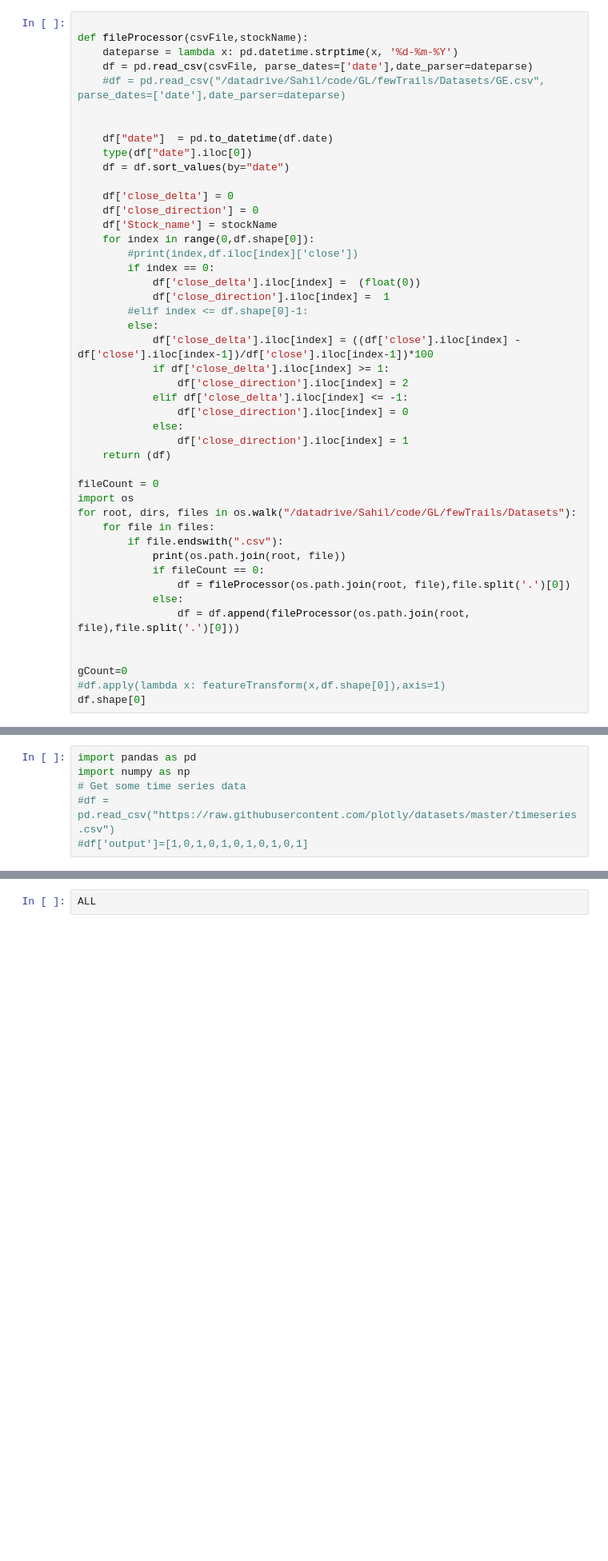
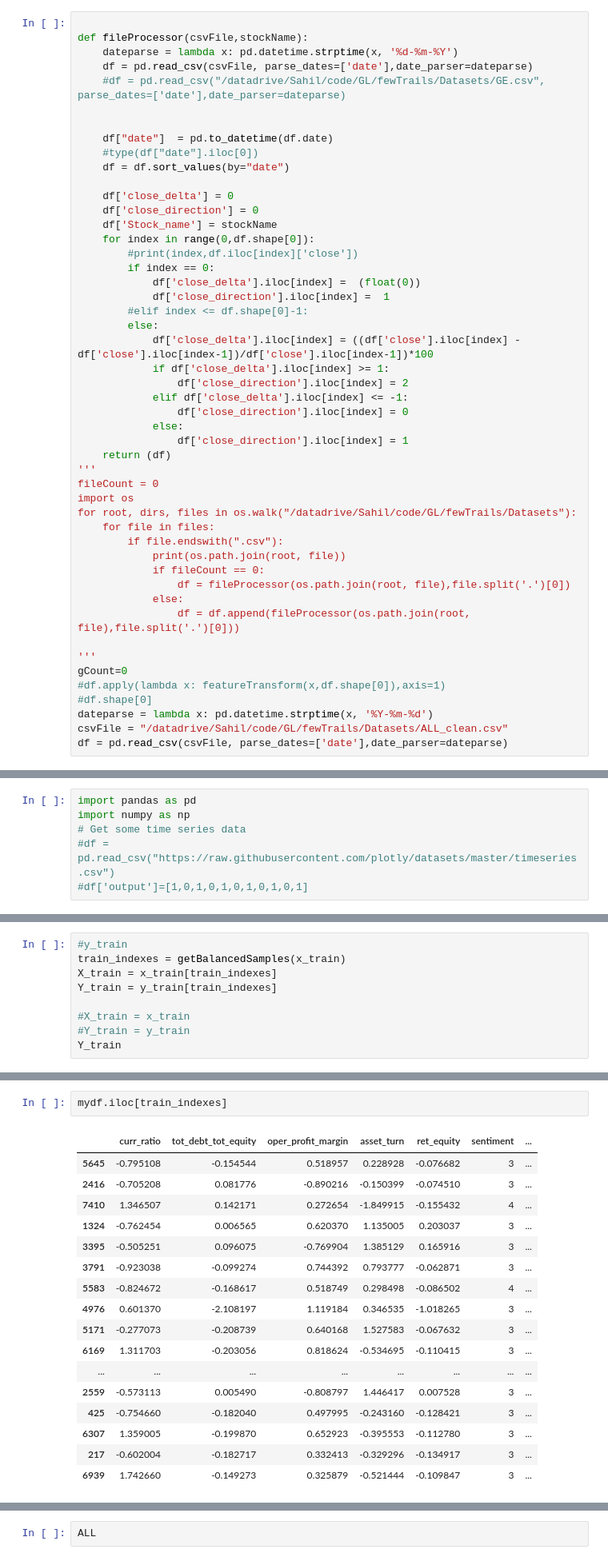
Before and after one commit to sahilmakkar1983/GLCap, a Jupyter notebook: predictorModel/SequencePrediction.ipynb, the cells around one changed output, grey strips where cells are left out. Shown at 80% size. Cells and saved outputs as stored; diff of their text form; blank space fills up the shorter version.

```diff
--- a/predictorModel/SequencePrediction.ipynb
+++ b/predictorModel/SequencePrediction.ipynb
@@ -96,7 +130,7 @@ def fileProcessor(csvFile,stockName):
 
 
     df["date"]  = pd.to_datetime(df.date)
-    type(df["date"].iloc[0])
+    #type(df["date"].iloc[0])
     df = df.sort_values(by="date")
 
     df['close_delta'] = 0
@@ -117,7 +151,7 @@ def fileProcessor(csvFile,stockName):
             else:
                 df['close_direction'].iloc[index] = 1
     return (df)
-
+'''
 fileCount = 0
 import os
 for root, dirs, files in os.walk("/datadrive/Sahil/code/GL/fewTrails/Datasets"):
@@ -129,7 +163,10 @@ for root, dirs, files in os.walk("/datadrive/Sahil/code/GL/fewTrails/Datasets"):
             else:
                 df = df.append(fileProcessor(os.path.join(root, file),file.split('.')[0]))
 
-
+'''
 gCount=0
 #df.apply(lambda x: featureTransform(x,df.shape[0]),axis=1)
-df.shape[0]
+#df.shape[0]
+dateparse = lambda x: pd.datetime.strptime(x, '%Y-%m-%d')
+csvFile = "/datadrive/Sahil/code/GL/fewTrails/Datasets/ALL_clean.csv"
+df = pd.read_csv(csvFile, parse_dates=['date'],date_parser=dateparse)
@@ -218,0 +357,9 @@ array([[ 0.,  1.,  0.],
+# %%
+#y_train
+train_indexes = getBalancedSamples(x_train)
+X_train = x_train[train_indexes]
+Y_train = y_train[train_indexes]
+
+#X_train = x_train
+#Y_train = y_train
+Y_train
@@ -292,0 +549,20 @@ b
+# %%
+mydf.iloc[train_indexes]
+# %% [output]
+|  | curr_ratio | tot_debt_tot_equity | oper_profit_margin | asset_turn | ret_equity | sentiment | ... |
+| 5645 | -0.795108 | -0.154544 | 0.518957 | 0.228928 | -0.076682 | 3 | ... |
+| 2416 | -0.705208 | 0.081776 | -0.890216 | -0.150399 | -0.074510 | 3 | ... |
+| 7410 | 1.346507 | 0.142171 | 0.272654 | -1.849915 | -0.155432 | 4 | ... |
+| 1324 | -0.762454 | 0.006565 | 0.620370 | 1.135005 | 0.203037 | 3 | ... |
+| 3395 | -0.505251 | 0.096075 | -0.769904 | 1.385129 | 0.165916 | 3 | ... |
+| 3791 | -0.923038 | -0.099274 | 0.744392 | 0.793777 | -0.062871 | 3 | ... |
+| 5583 | -0.824672 | -0.168617 | 0.518749 | 0.298498 | -0.086502 | 4 | ... |
+| 4976 | 0.601370 | -2.108197 | 1.119184 | 0.346535 | -1.018265 | 3 | ... |
+| 5171 | -0.277073 | -0.208739 | 0.640168 | 1.527583 | -0.067632 | 3 | ... |
+| 6169 | 1.311703 | -0.203056 | 0.818624 | -0.534695 | -0.110415 | 3 | ... |
+| ... | ... | ... | ... | ... | ... | ... | ... |
+| 2559 | -0.573113 | 0.005490 | -0.808797 | 1.446417 | 0.007528 | 3 | ... |
+| 425 | -0.754660 | -0.182040 | 0.497995 | -0.243160 | -0.128421 | 3 | ... |
+| 6307 | 1.359005 | -0.199870 | 0.652923 | -0.395553 | -0.112780 | 3 | ... |
+| 217 | -0.602004 | -0.182717 | 0.332413 | -0.329296 | -0.134917 | 3 | ... |
+| 6939 | 1.742660 | -0.149273 | 0.325879 | -0.521444 | -0.109847 | 3 | ... |
```
Also changed, not shown: parts of 31 cells of this notebook.
